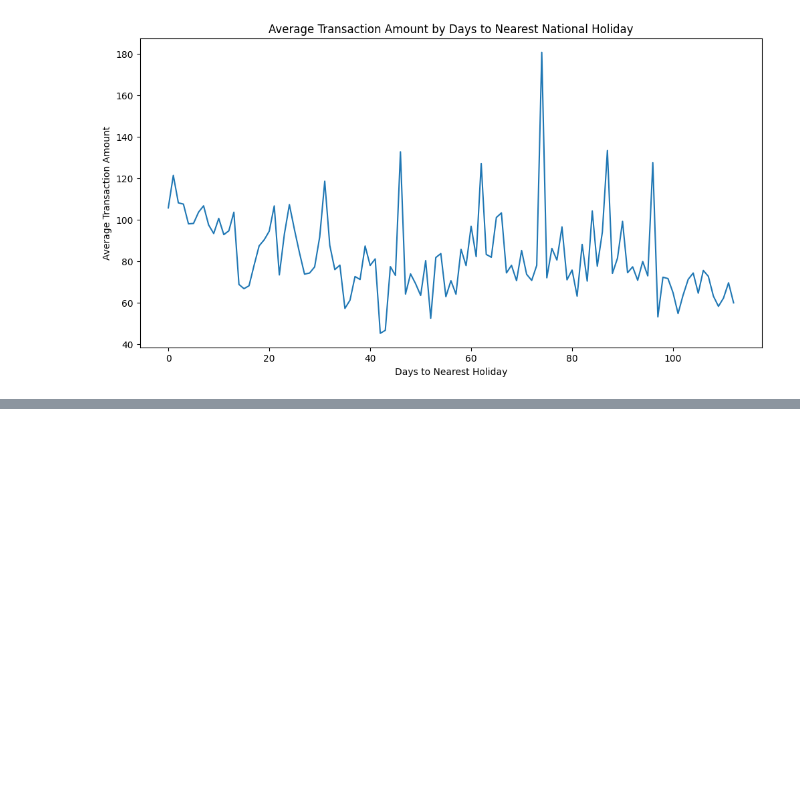
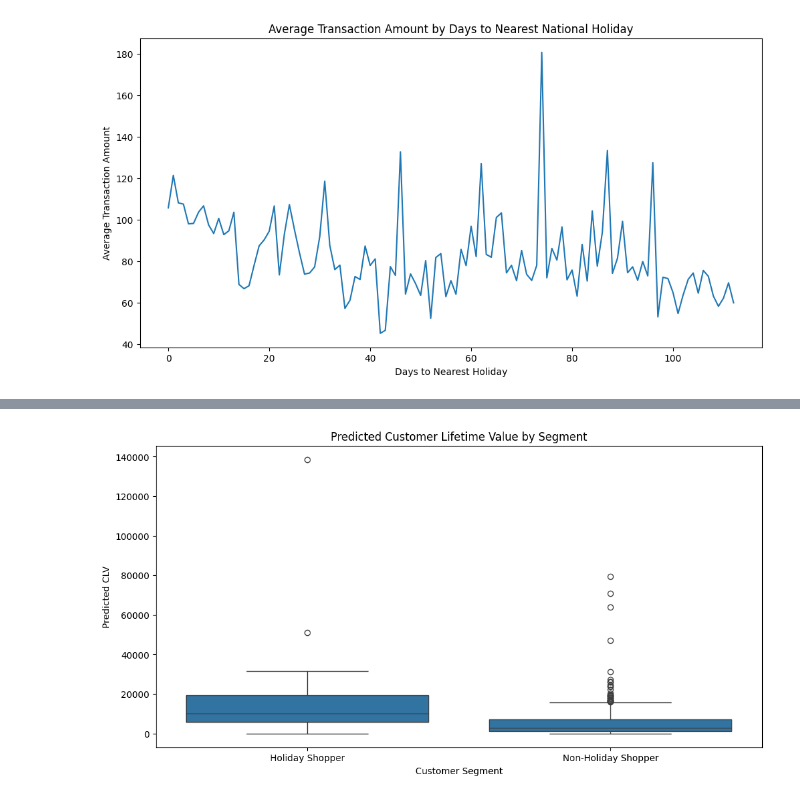
Before and after one commit to CGrainger1/LTV-Capstone-Project, a Jupyter notebook: Step_21_Seasonality.ipynb, the cells around one changed output, grey strips where cells are left out. Drawn from its saved outputs; the diff is of its cells as text; code cells hidden in the pictures; blank space fills up the shorter version.

```diff
--- a/Step_21_Seasonality.ipynb
+++ b/Step_21_Seasonality.ipynb
@@ -248,0 +289,29 @@ plt.show()
+# %%
+# Fit BG/NBD model with penalizer and convergence handling
+penalizer = 0.1  # Adjust if needed
+
+try:
+    bgf_holiday = BetaGeoFitter(penalizer_coef=penalizer)
+    bgf_holiday.fit(summary_holiday['frequency'], summary_holiday['recency'], summary_holiday['T'])
+    print("BG/NBD model fit successfully!")
+except ConvergenceError:
+    print(f"Model failed to converge with penalizer {penalizer}. Try increasing penalizer or check data.")
+
+# Fit Gamma-Gamma model
+ggf_holiday = GammaGammaFitter()
+ggf_holiday.fit(summary_holiday['frequency'], summary_holiday['monetary_value'])
+
+# Predict CLV for next 30 days
+summary_holiday['predicted_clv'] = ggf_holiday.customer_lifetime_value(
+    bgf_holiday,
+    summary_holiday['frequency'],
+    summary_holiday['recency'],
+    summary_holiday['T'],
+    summary_holiday['monetary_value'],
+    time=30,
+    freq='D',
+    discount_rate=0.01
+)
+
+print("Top 5 Holiday Shoppers by predicted CLV:")
+print(summary_holiday[['customer_id', 'predicted_clv']].sort_values(by='predicted_clv', ascending=False).head())
@@ -248,0 +390,14 @@ plt.show()
+# %%
+summary_holiday['segment'] = 'Holiday Shopper'
+summary_non_holiday['segment'] = 'Non-Holiday Shopper'
+
+combined_summary = pd.concat([summary_holiday, summary_non_holiday])
+# %%
+plt.figure(figsize=(12,6))
+sns.boxplot(x='segment', y='predicted_clv', data=combined_summary)
+plt.title('Predicted Customer Lifetime Value by Segment')
+plt.ylabel('Predicted CLV')
+plt.xlabel('Customer Segment')
+plt.show()
+# %% [output]
+[figure, added]
```
Also changed, not shown: parts of 5 cells of this notebook.
